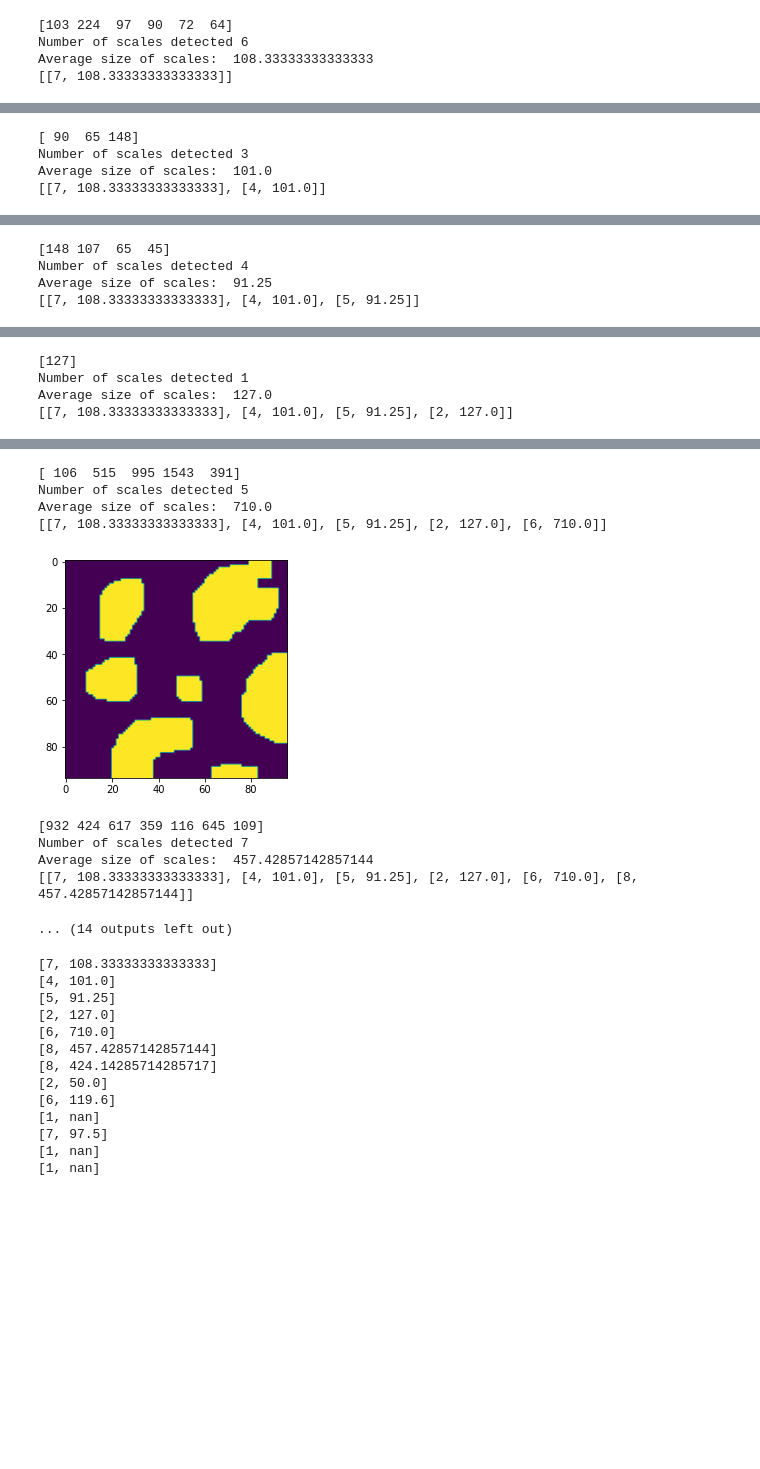
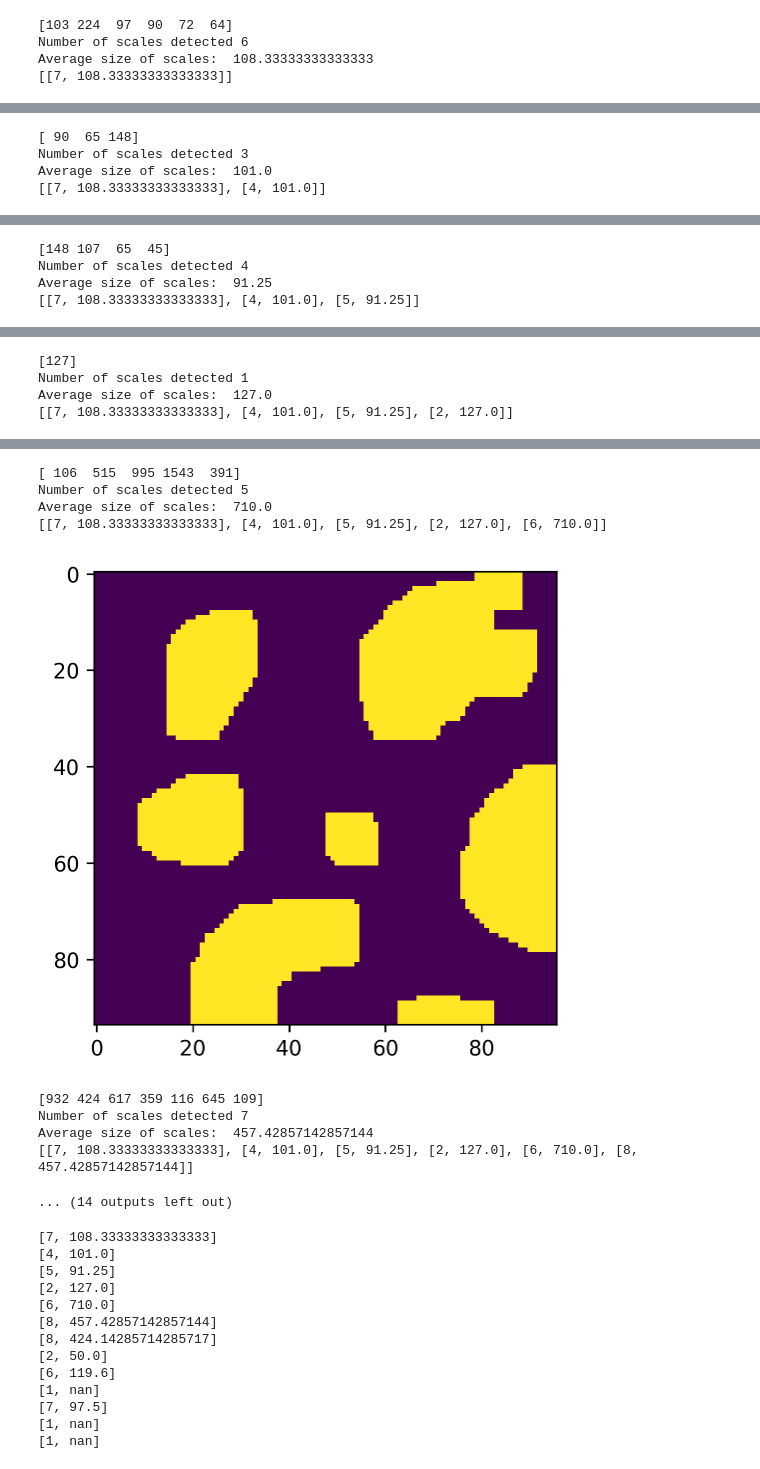
Before and after one commit to tanyasarkinjain/Anoles-group, a Jupyter notebook: Customized-based-on-trial.ipynb, the cells around one changed output, grey strips where cells are left out. Drawn from its saved outputs; the diff is of its cells as text; code cells hidden in the pictures; blank space fills up the shorter version.

```diff
--- a/Customized-based-on-trial.ipynb
+++ b/Customized-based-on-trial.ipynb
@@ -2,11 +2,18 @@
 import cv2
 import numpy as np
 from datascience import *
+import matplotlib as mpl
 from matplotlib import pyplot as plt
 import sys
 import os
+import warnings
+warnings.filterwarnings('ignore')
 %matplotlib inline
 import matplotlib.pyplot as plt
+mpl.rcParams['figure.dpi'] = 150
+
+from IPython.display import set_matplotlib_formats
+set_matplotlib_formats('retina')
 # %%
 images = []
 image_names = []
@@ -122,18 +208,16 @@ Initial Value used
 # %%
-#how to get the area of the spots in the image?
 #Factors that go into seeing if a scale is correct: size of the scale: distance of the scale to other scales
 #Maybe look also at the distance of the scale from the
-
-
 #arrays that keep track of important measurements
 average_size = []
 scale_num_per_img = []
 sizes_of_scales = []
-
+total_stats = []
 
 #iterates through images to determine average size and count of scales in initial binarization
 
-for img in images:
+for i in np.arange(len(images)):
+    img = images[i]
     plt.imshow(img)
     plt.show()
 
@@ -149,13 +233,13 @@ for img in images:
     # The fourth cell is the centroid matrix
     centroids = output[3]
 
-    #prints stats
+
     print(stats[1:,-1])
     print("Number of scales detected", num_labels - 1)
     print("Average size of scales: ", np.average(stats[1:,-1]))
 
-
-
+    sizes_of_scales.append((stats[1:,-1]))
     average_size.append(([num_labels, np.average(stats[1:,-1])]))
+    total_stats.append([num_labels,stats[1:,-1], stats[1:,-1]])
     print(average_size)
 # %% [output]
@@ -183,8 +267,8 @@ Average size of scales:  127.0
 [ 106  515  995 1543  391]
 Number of scales detected 5
 Average size of scales:  710.0
 [[7, 108.33333333333333], [4, 101.0], [5, 91.25], [2, 127.0], [6, 710.0]]
-[figure, old version]
+[figure, new version]
 [932 424 617 359 116 645 109]
 Number of scales detected 7
 Average size of scales:  457.42857142857144
```
Also changed, not shown: parts of 13 cells of this notebook.
